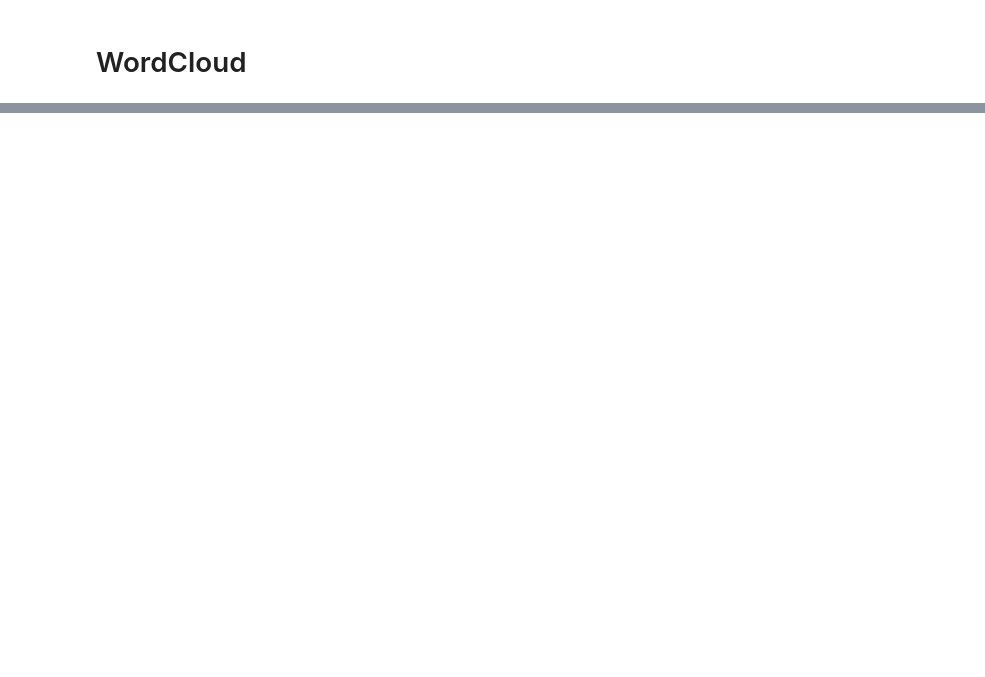
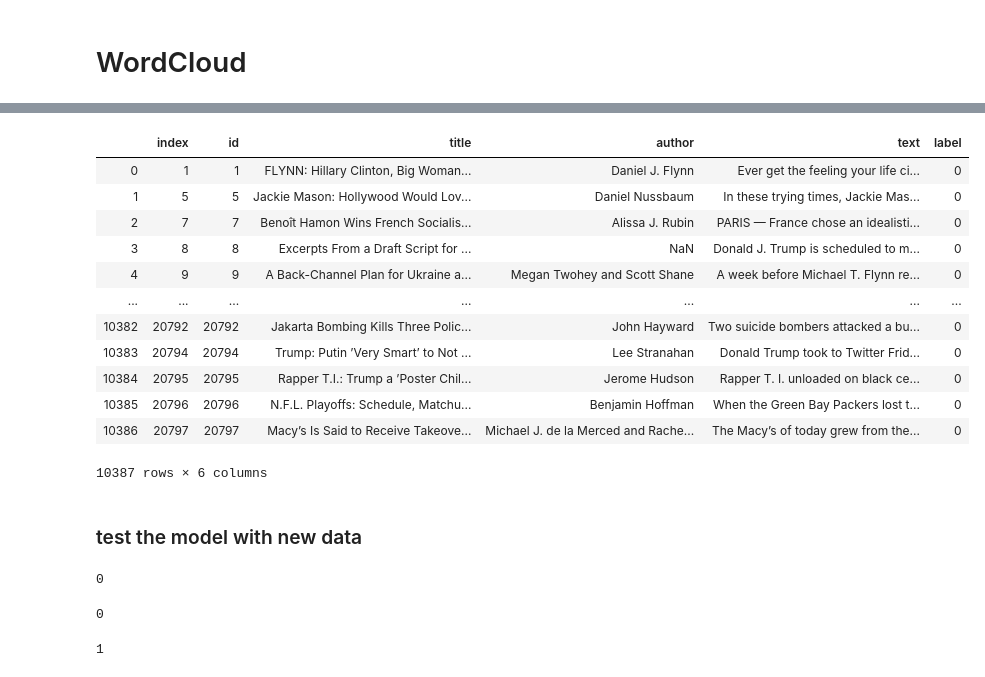
Before and after one commit to nmanduri999/Fake_news_detection_project_3, a Jupyter notebook: fake_news_ML.ipynb, the cells around one changed output, grey strips where cells are left out. Saved outputs shown, nothing was run; the diff lists cells and outputs as text; code cells hidden in the pictures; blank space fills up the shorter version.

```diff
--- a/fake_news_ML.ipynb
+++ b/fake_news_ML.ipynb
@@ -348,0 +451,19 @@ plot_wordcloud(fake_df.text)
+# %%
+new_fake = new_fake.reset_index()
+new_fake
+# %% [output]
+|  | index | id | title | author | text | label |
+| 0 | 1 | 1 | FLYNN: Hillary Clinton, Big Woman... | Daniel J. Flynn | Ever get the feeling your life ci... | 0 |
+| 1 | 5 | 5 | Jackie Mason: Hollywood Would Lov... | Daniel Nussbaum | In these trying times, Jackie Mas... | 0 |
+| 2 | 7 | 7 | Benoît Hamon Wins French Socialis... | Alissa J. Rubin | PARIS — France chose an idealisti... | 0 |
+| 3 | 8 | 8 | Excerpts From a Draft Script for ... | NaN | Donald J. Trump is scheduled to m... | 0 |
+| 4 | 9 | 9 | A Back-Channel Plan for Ukraine a... | Megan Twohey and Scott Shane | A week before Michael T. Flynn re... | 0 |
+| ... | ... | ... | ... | ... | ... | ... |
+| 10382 | 20792 | 20792 | Jakarta Bombing Kills Three Polic... | John Hayward | Two suicide bombers attacked a bu... | 0 |
+| 10383 | 20794 | 20794 | Trump: Putin ’Very Smart’ to Not ... | Lee Stranahan | Donald Trump took to Twitter Frid... | 0 |
+| 10384 | 20795 | 20795 | Rapper T.I.: Trump a ’Poster Chil... | Jerome Hudson | Rapper T. I. unloaded on black ce... | 0 |
+| 10385 | 20796 | 20796 | N.F.L. Playoffs: Schedule, Matchu... | Benjamin Hoffman | When the Green Bay Packers lost t... | 0 |
+| 10386 | 20797 | 20797 | Macy’s Is Said to Receive Takeove... | Michael J. de la Merced and Rache... | The Macy’s of today grew from the... | 0 |
+10387 rows × 6 columns
+# %% [markdown]
+### test the model with new data
@@ -348,0 +476,12 @@ plot_wordcloud(fake_df.text)
+# %%
+findClass(str(new_true['text'][0]))
+# %% [output]
+0
+# %%
+findClass(str(df1['text'][0]))
+# %% [output]
+0
+# %%
+findClass(str(df2['text'][0]))
+# %% [output]
+1
```
Also changed, not shown: parts of 72 cells of this notebook.
